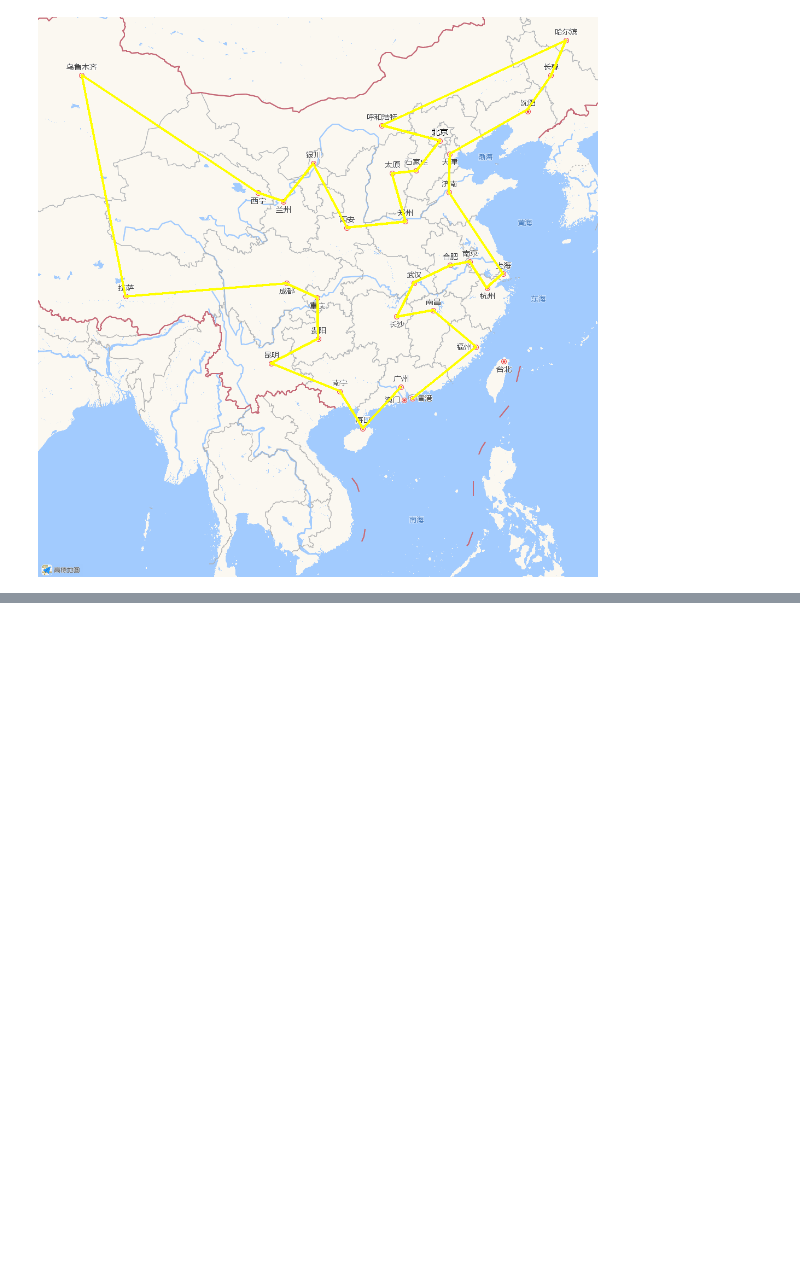
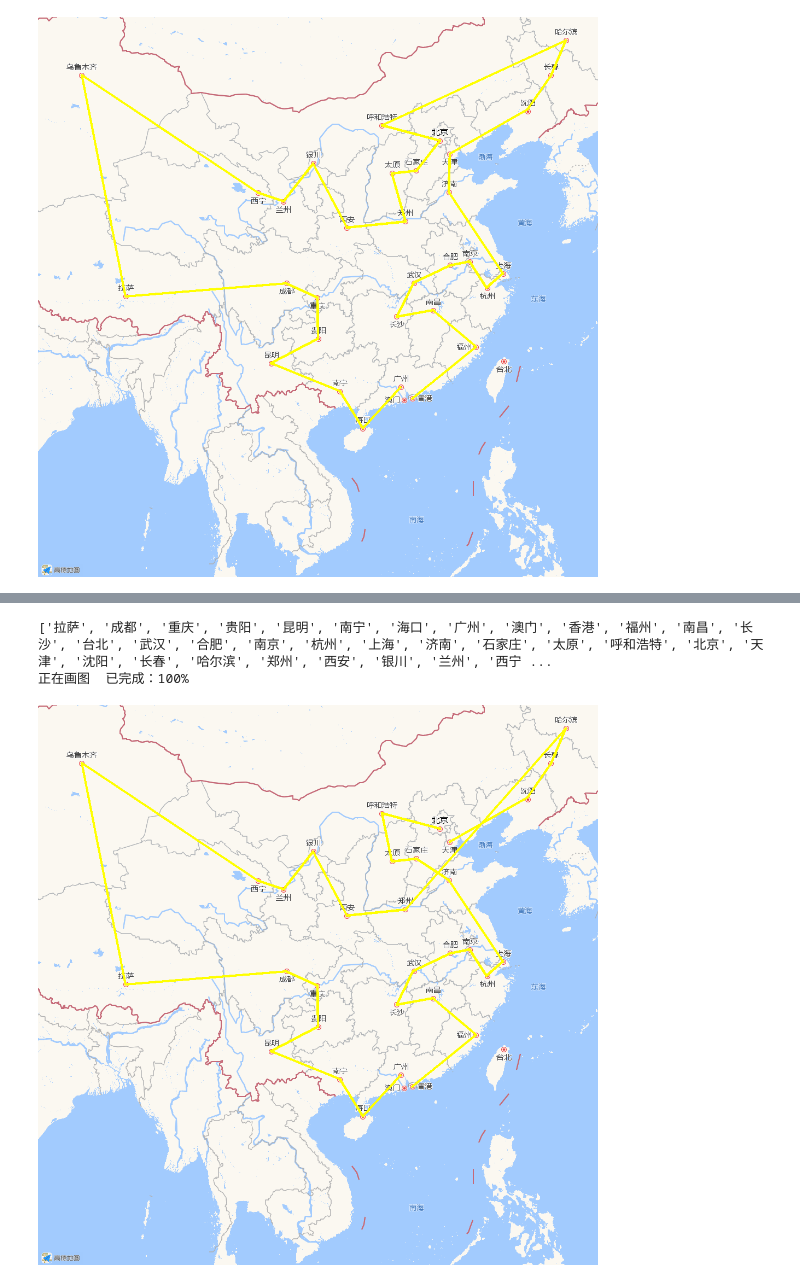
Before and after one commit to AriesXiaoS/ACAtoTSP, a Jupyter notebook: main.ipynb, the cells around one changed output, grey strips where cells are left out. Saved outputs shown, nothing was run; the diff lists cells and outputs as text; code cells hidden in the pictures; blank space fills up the shorter version.

```diff
--- a/main.ipynb
+++ b/main.ipynb
@@ -494,0 +507,11 @@ drawMap(city_names,'final.png')
+# %%
+city_names=[]
+global global_min_ant
+for index in global_min_ant.route:
+    city_names.append(cities[index])
+print(city_names)
+drawMap(city_names,'final2.png')
+# %% [output]
+['拉萨', '成都', '重庆', '贵阳', '昆明', '南宁', '海口', '广州', '澳门', '香港', '福州', '南昌', '长沙', '台北', '武汉', '合肥', '南京', '杭州', '上海', '济南', '石家庄', '太原', '呼和浩特', '北京', '天津', '沈阳', '长春', '哈尔滨', '郑州', '西安', '银川', '兰州', '西宁 ...
+正在画图  已完成：100%
+[figure, added]
```
Also changed, not shown: parts of 2 cells of this notebook, 1 other file.
